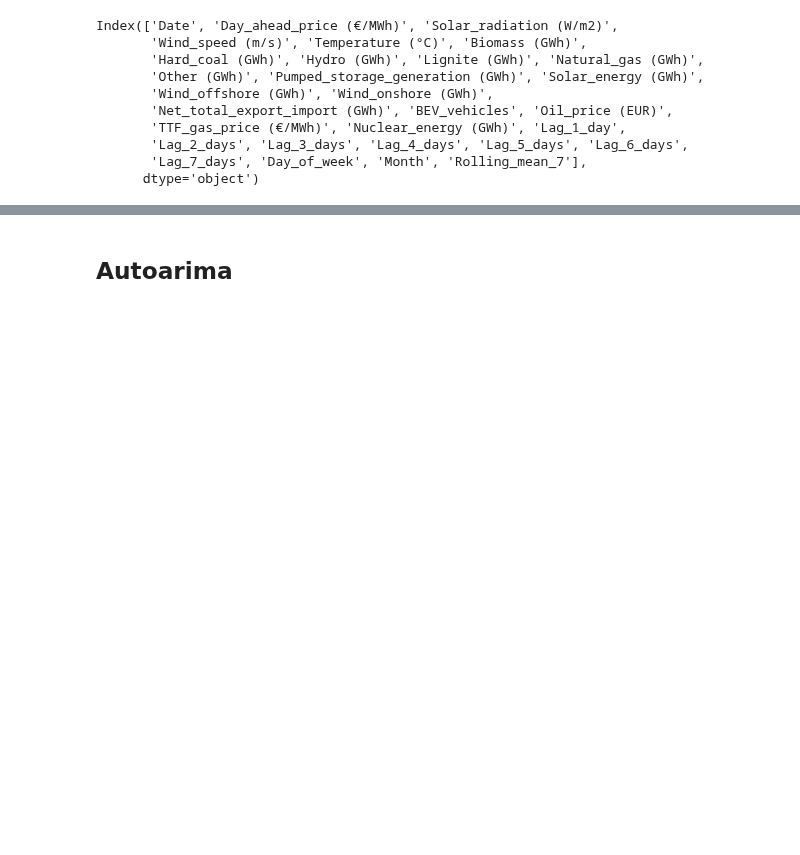
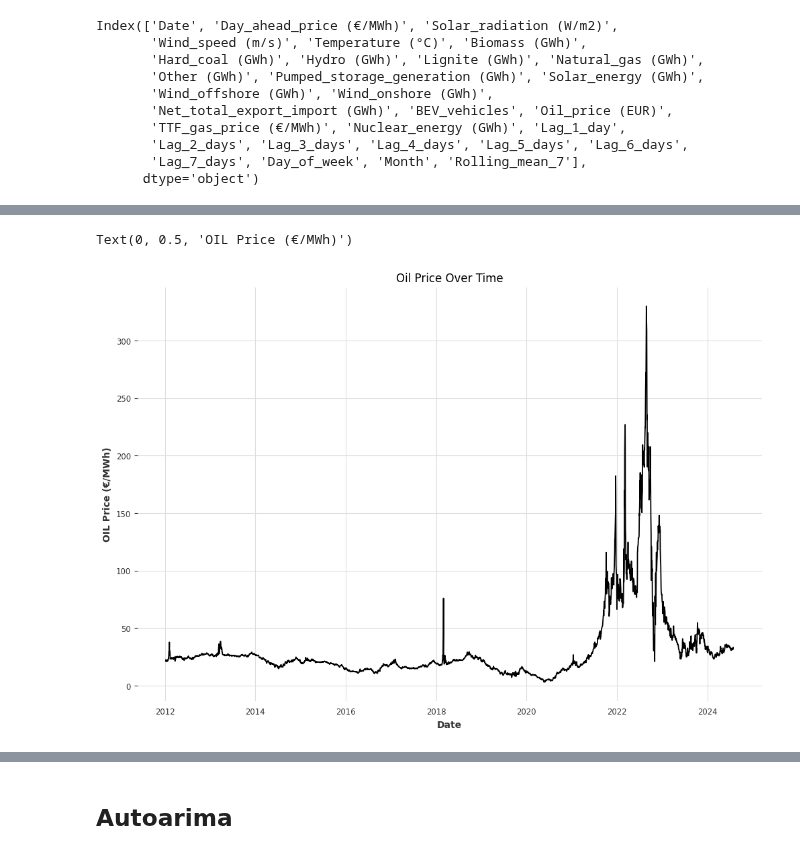
Before and after one commit to stefgr1/Prediction_of_energy_prices, a Jupyter notebook: data_retrieval/future_data/ARIMA/Arima_sim.ipynb, the cells around one changed output, grey strips where cells are left out. Cells and saved outputs as stored; diff of their text form; code cells hidden in the pictures; blank space fills up the shorter version.

```diff
--- a/data_retrieval/future_data/ARIMA/Arima_sim.ipynb
+++ b/data_retrieval/future_data/ARIMA/Arima_sim.ipynb
@@ -86,3 +78,13 @@ Index(['Date', 'Day_ahead_price (€/MWh)', 'Solar_radiation (W/m2)',
+# %%
+# plot the "Oil_price" column over time
+plt.figure(figsize=(12, 8))
+plt.plot(df['Date'], df[target_column])
+plt.title(f'{target_column}')
+plt.xlabel('Date')
+plt.ylabel(f'{target_column})
+# %% [output]
+Text(0, 0.5, 'OIL Price (€/MWh)')
+[figure, added]
 # %%
 from statsmodels.tsa.stattools import adfuller
 
```
Also changed, not shown: parts of 20 cells of this notebook, 2 other files.
